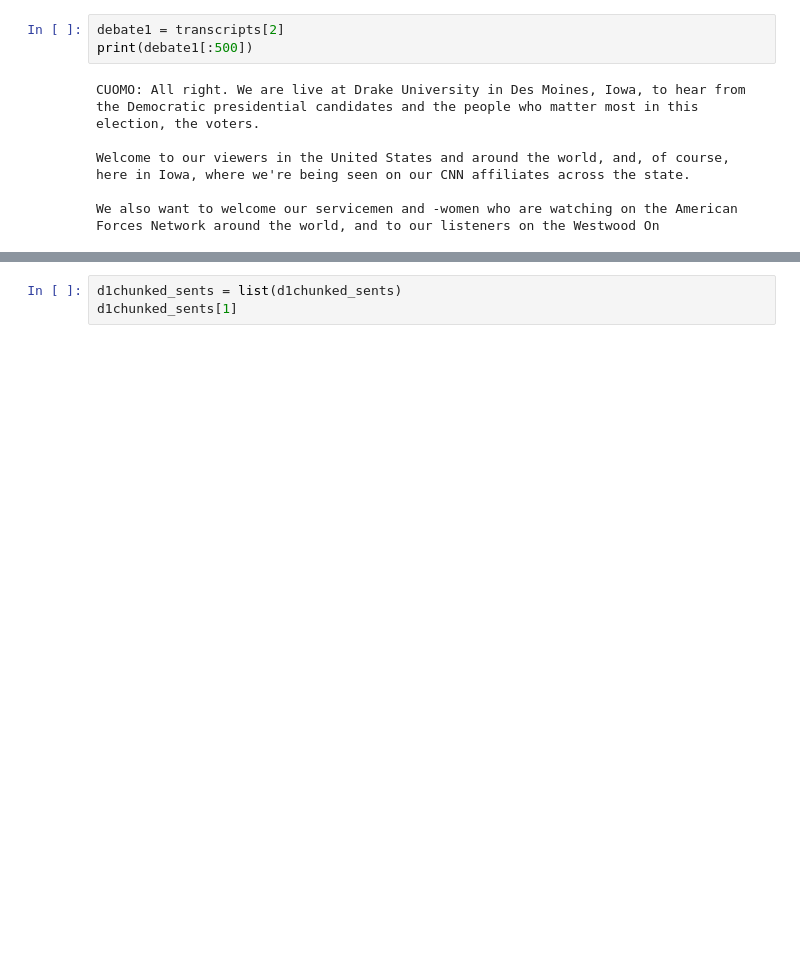
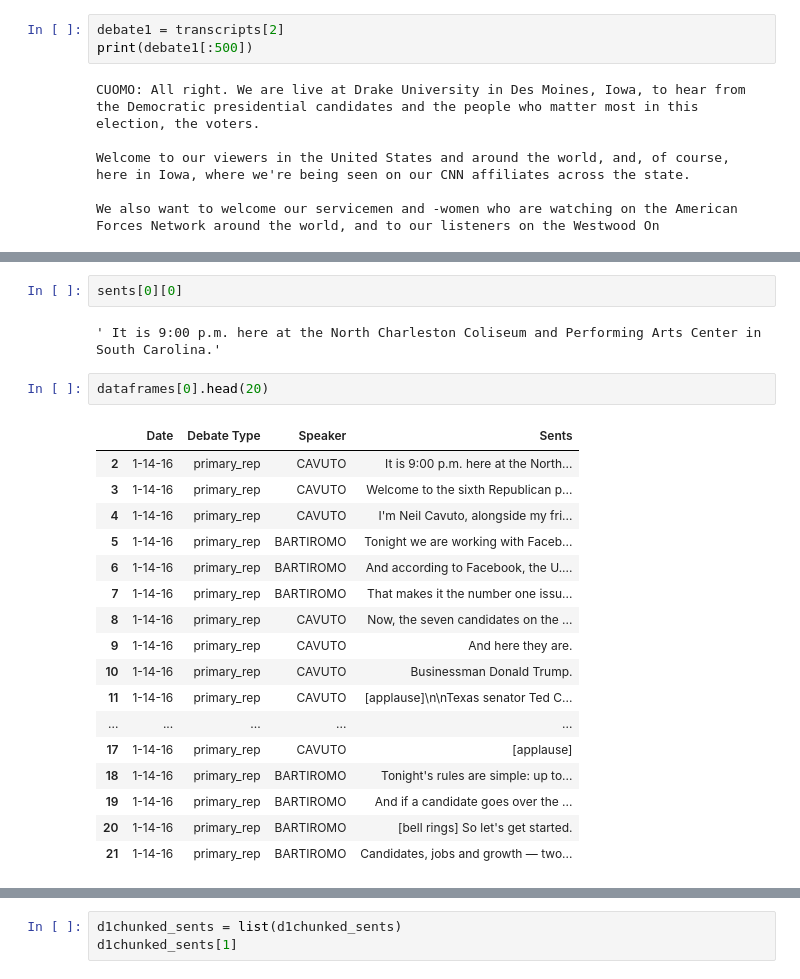
Before and after one commit to Data-Science-for-Linguists/2016-Debates-and-Referring-Expressions, a Jupyter notebook: NER_annotating.ipynb, the cells around one changed output, grey strips where cells are left out. Saved outputs shown, nothing was run; the diff lists cells and outputs as text; blank space fills up the shorter version.

```diff
--- a/NER_annotating.ipynb
+++ b/NER_annotating.ipynb
@@ -68,3 +92,27 @@ sents[0][:20]
+# %%
+sents[0][0]
+# %% [output]
+' It is 9:00 p.m. here at the North Charleston Coliseum and Performing Arts Center in South Carolina.'
+# %%
+dataframes[0].head(20)
+# %% [output]
+|  | Date | Debate Type | Speaker | Sents |
+| 2 | 1-14-16 | primary_rep | CAVUTO | It is 9:00 p.m. here at the North... |
+| 3 | 1-14-16 | primary_rep | CAVUTO | Welcome to the sixth Republican p... |
+| 4 | 1-14-16 | primary_rep | CAVUTO | I'm Neil Cavuto, alongside my fri... |
+| 5 | 1-14-16 | primary_rep | BARTIROMO | Tonight we are working with Faceb... |
+| 6 | 1-14-16 | primary_rep | BARTIROMO | And according to Facebook, the U.... |
+| 7 | 1-14-16 | primary_rep | BARTIROMO | That makes it the number one issu... |
+| 8 | 1-14-16 | primary_rep | CAVUTO | Now, the seven candidates on the ... |
+| 9 | 1-14-16 | primary_rep | CAVUTO | And here they are. |
+| 10 | 1-14-16 | primary_rep | CAVUTO | Businessman Donald Trump. |
+| 11 | 1-14-16 | primary_rep | CAVUTO | [applause]\n\nTexas senator Ted C... |
+| ... | ... | ... | ... | ... |
+| 17 | 1-14-16 | primary_rep | CAVUTO | [applause] |
+| 18 | 1-14-16 | primary_rep | BARTIROMO | Tonight's rules are simple: up to... |
+| 19 | 1-14-16 | primary_rep | BARTIROMO | And if a candidate goes over the ... |
+| 20 | 1-14-16 | primary_rep | BARTIROMO | [bell rings] So let's get started. |
+| 21 | 1-14-16 | primary_rep | BARTIROMO | Candidates, jobs and growth — two... |
 # %%
 #Word tokenization in each sentence
 sent_toks = []
```
Also changed, not shown: parts of 17 cells of this notebook.
